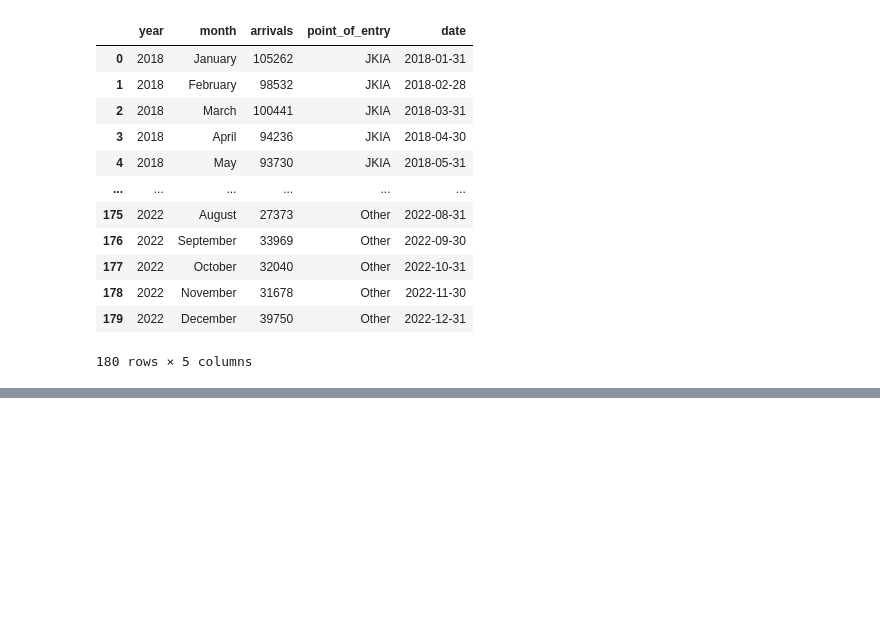
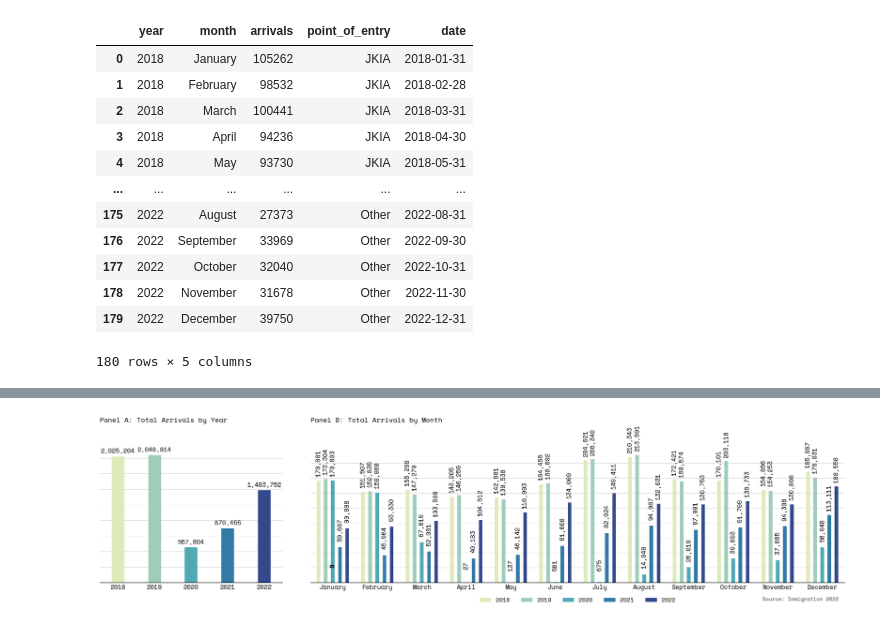
Before and after one commit to StephKisee/tourism, a Jupyter notebook: notebook.ipynb, the cells around one changed output, grey strips where cells are left out. Saved outputs shown, nothing was run; the diff lists cells and outputs as text; code cells hidden in the pictures; blank space fills up the shorter version.

Commit message:
Arrivals done.

```diff
--- a/notebook.ipynb
+++ b/notebook.ipynb
@@ -76,14 +113,54 @@ point_of_entry
 # %%
-# Bar plot of arrivals by year using plotly
+fig, ax = plt.subplots(1, 2, figsize=(20, 5), gridspec_kw={'width_ratios': [1.275, 3.725],
+                                                           'wspace': 0.075})
 
-# Set plotly template
-px.defaults.template = 'presentation'
+sns.barplot(data=point_of_entry, x='year', y='arrivals', hue='year',
+            width=0.35, palette=year_palette,
+            estimator="sum", errorbar=None, ax=ax[0])
+ax[0].set_title('Panel A: Total Arrivals by Year', loc='left', y=1.175)
+ax[0].set_ylabel('')
+ax[0].set_xlabel('')
+ax[0].set_yticklabels([])
+ax[0].spines[['top', 'right', 'left']].set_visible(False)
 
-fig = px.bar(point_of_entry, x='month', y='arrivals',
-             title='Arrivals by Month and Year', color='year',
-             barmode='group', labels={'arrivals': '', 'month': '', 'year': ''})
+# for p in ax[0].patches:
+#     ax[0].annotate(format(p.get_height(), ',.0f'),
+#                    (p.get_x() + p.get_width() / 2., p.get_height()),
+#                    ha = 'center', va = 'center',
+#                    xytext = (0, -35), fontsize=13, color='white',
+#                    textcoords = 'offset points', fontweight='bold',
+#                    rotation=90)
 
+for p in ax[0].patches:
+    ax[0].annotate(format(p.get_height(), ',.0f'),
+                   (p.get_x() + p.get_width() / 2., p.get_height()),
+                   ha = 'center', va = 'center',
+                   xytext = (0, 10),
+                   textcoords = 'offset points')
 
+sns.barplot(data=point_of_entry, x='month', y='arrivals', hue='year',
+            gap=0.5, palette=year_palette,
+            estimator="sum", errorbar=None, ax=ax[1])
+ax[1].set_title('Panel B: Total Arrivals by Month', loc='left', y=1.175)
+ax[1].set_ylabel('')
+ax[1].set_xlabel('')
+ax[1].set_yticklabels([])
+ax[1].spines[['top', 'right', 'left']].set_visible(False)
+ax[1].legend(loc='upper center', bbox_to_anchor=(0.5, -0.075), ncol=5, fontsize=11, frameon=False)
 
-fig.show()
+for p in ax[1].patches:
+    ax[1].annotate(format(p.get_height(), ',.0f'),
+                   (p.get_x() + p.get_width() / 2., p.get_height()),
+                   ha = 'center', va = 'center',
+                   xytext = (0, 33),
+                   textcoords = 'offset points',
+                   rotation=90)
+
+fig.text(0.99, 0.02, 'Source: Immigration 2022', fontsize=10, ha='right', va='bottom', alpha=0.75)
+
+# handles, labels = ax[1].get_legend_handles_labels()
+# fig.legend(handles, labels, loc='upper center', bbox_to_anchor=(0.475, 0.975), ncol=5, fontsize=11)
+# ax[1].get_legend().remove()
+
+plt.show()
 # %% [output]
@@ -91,0 +167 @@ When grouping with a length-1 list-like, you will need to pass a length-1 tuple
+[figure, added]
```
Also changed, not shown: parts of 17 cells of this notebook, 1 other file.
